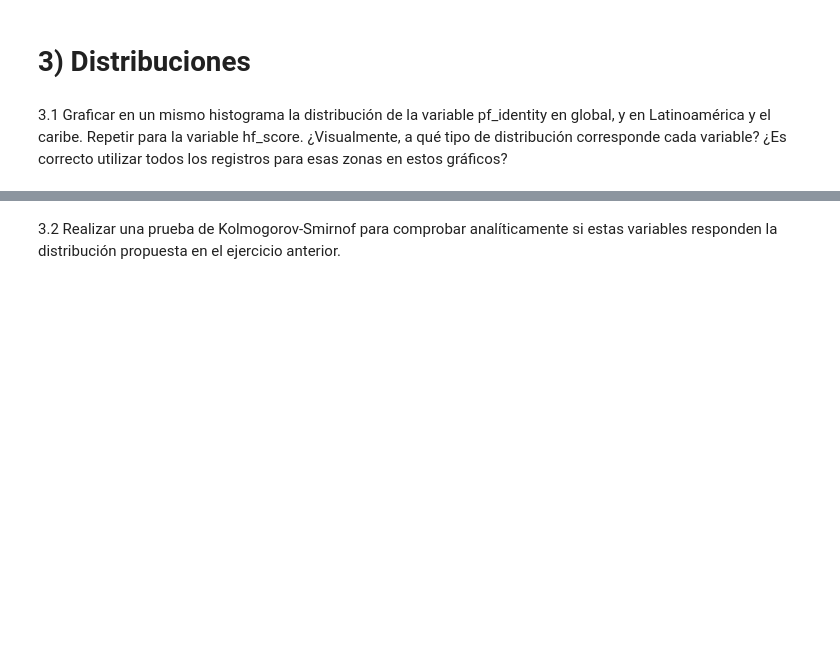
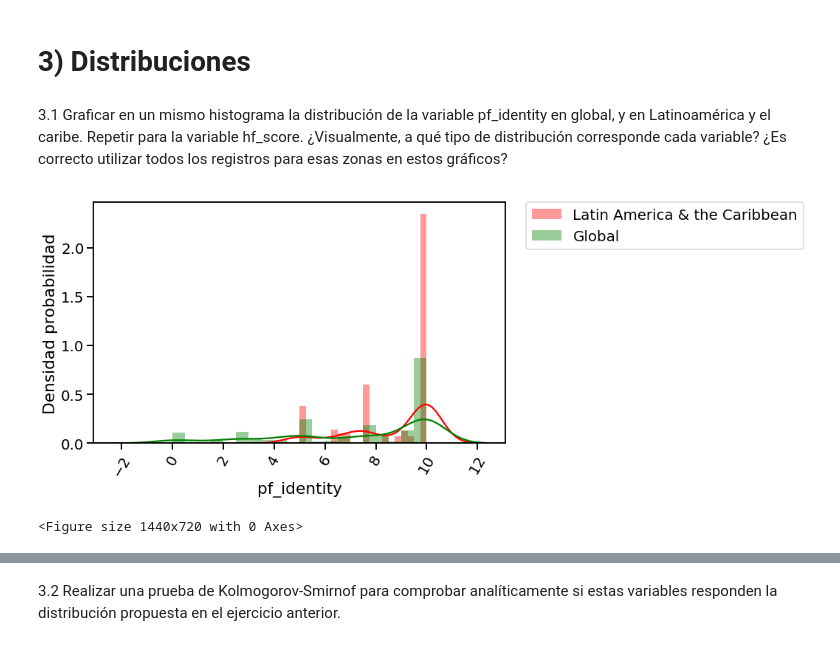
Before and after one commit to valenmongi/Diplodatos, a Jupyter notebook: Práctico N1 Estadística.ipynb, the cells around one changed output, grey strips where cells are left out. Drawn from its saved outputs; the diff is of its cells as text; code cells hidden in the pictures; blank space fills up the shorter version.

```diff
--- a/Práctico N1 Estadística.ipynb
+++ b/Práctico N1 Estadística.ipynb
@@ -374,15 +358,18 @@ plt.ylim(0,10.5)
 # %%
 plt.figure(figsize=(10,6))
 seaborn.distplot(
-    dataset[dataset['region']=='Latin America & the Caribbean']['pf_identity'],
+    dataset[dataset['region']=='Latin America & the Caribbean']['pf_identity'].dropna(),
     bins=20, label='Latin America & the Caribbean', color='red')
 
 seaborn.distplot(
-    dataset["pf_identity"],
+    dataset["pf_identity"].dropna(),
     bins=20, label='Global', color='green')
 
 plt.ylabel('Densidad probabilidad')
 plt.legend(bbox_to_anchor=(1.05, 1), loc=2, borderaxespad=0.)
 plt.xticks(rotation=60)
 plt.figure(figsize=(20,10))
 seaborn.despine()
+# %% [output]
+[figure, added]
+<Figure size 1440x720 with 0 Axes>
```
Also changed, not shown: parts of 4 cells of this notebook.
